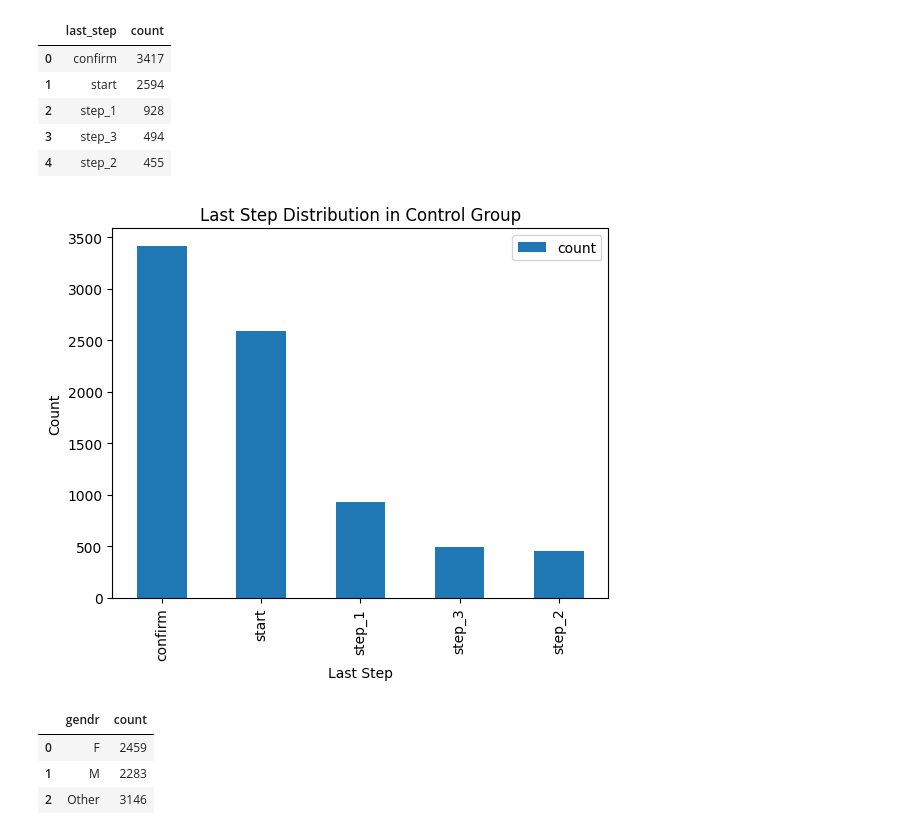
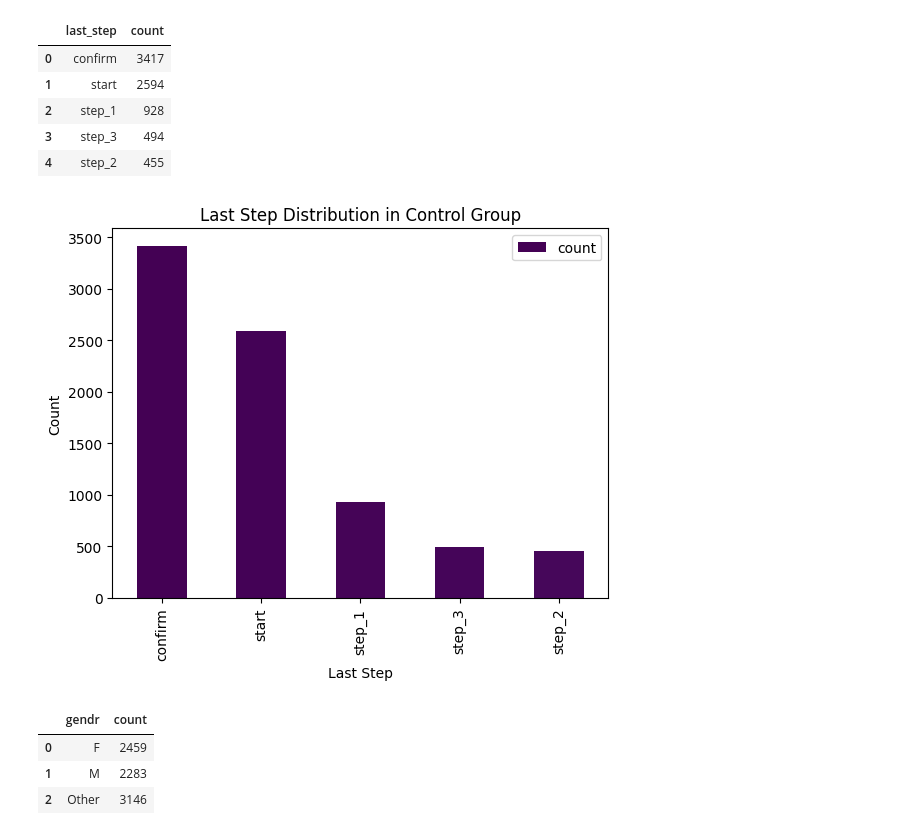
Before and after one commit to DaniCoco31/project_2, a Jupyter notebook: notebooks/2. Univariate_analysis.ipynb, the cells around one changed output. Cells and saved outputs as stored; diff of their text form; code cells hidden in the pictures.

```diff
--- a/notebooks/2. Univariate_analysis.ipynb
+++ b/notebooks/2. Univariate_analysis.ipynb
@@ -165,13 +165,19 @@ tab_control_last_step
 | 3 | step_3 | 494 |
 | 4 | step_2 | 455 |
 # %%
-tab_control_last_step.plot(x='last_step', y='count', kind='bar')
+import matplotlib.pyplot as plt
+import matplotlib.cm as cm
+
+# Assuming 'tab_control_last_step' is your DataFrame
+colors = cm.viridis(range(len(tab_control_last_step)))
+
+tab_control_last_step.plot(x='last_step', y='count', kind='bar', color=colors)
 plt.xlabel('Last Step')
 plt.ylabel('Count')
 plt.title('Last Step Distribution in Control Group')
 plt.show()
 # %% [output]
-[figure, old version]
+[figure, new version]
 # %%
 tab_control_gender = cross_table(df_control_final, 'gendr')
 tab_control_gender
```
Also changed, not shown: parts of 23 cells of this notebook, 4 other files.
